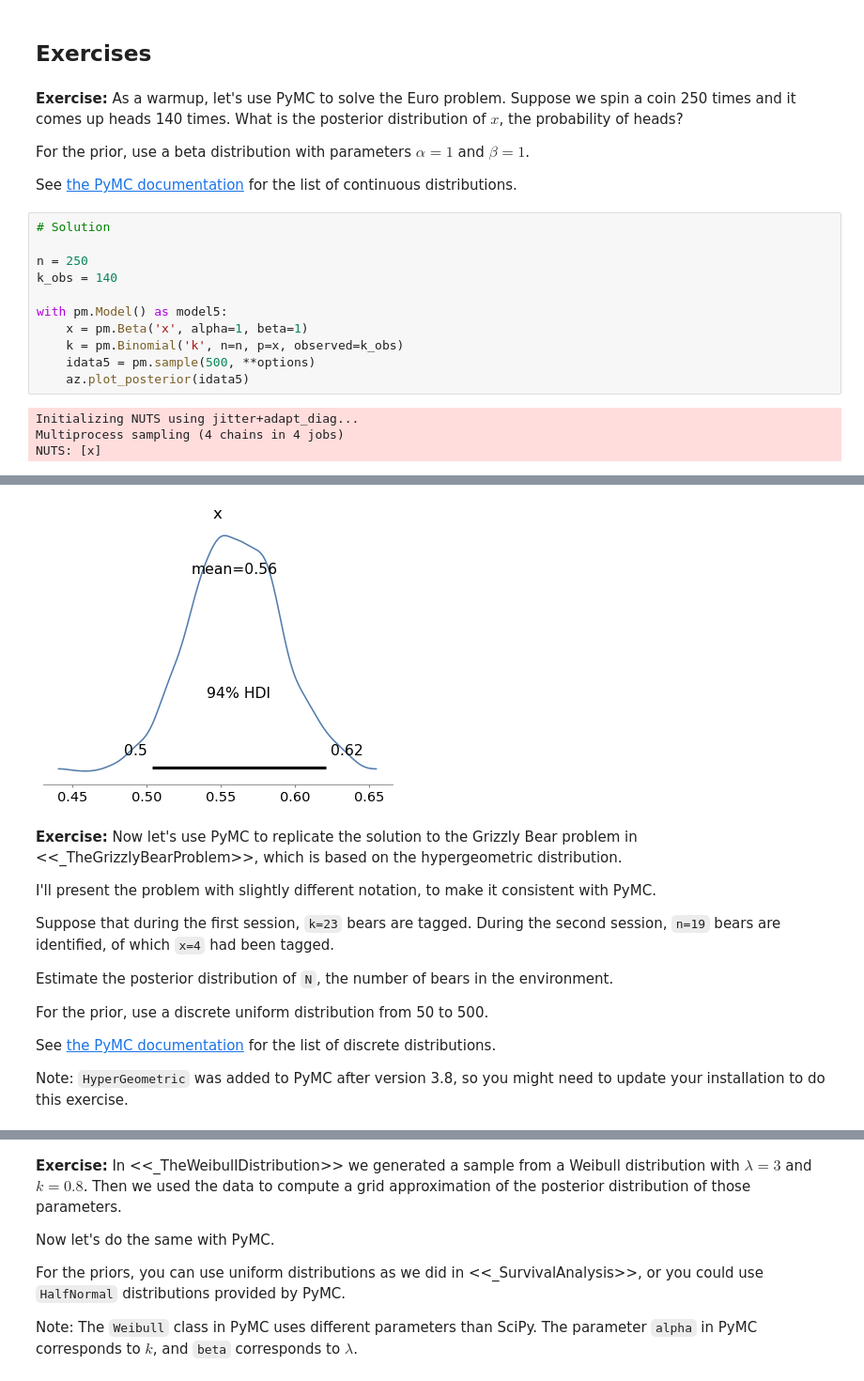
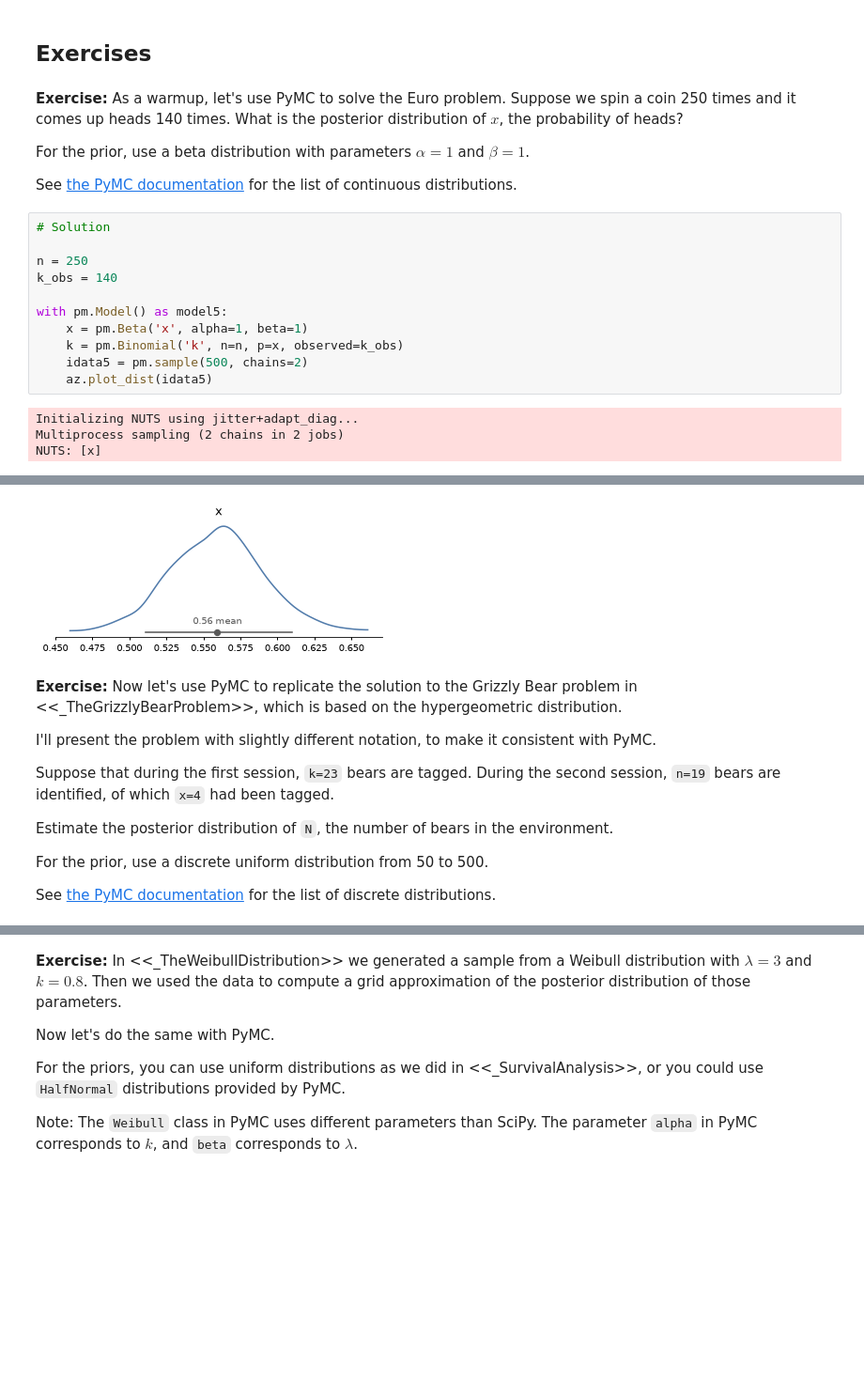
Before and after one commit to alps-textbooks/ThinkBayes2, a Jupyter notebook: jb/chap19_v3.ipynb, the cells around one changed output, grey strips where cells are left out. Shown at 94% size. Cells and saved outputs as stored; diff of their text form; blank space fills up the shorter version.

```diff
--- a/jb/chap19_v3.ipynb
+++ b/jb/chap19_v3.ipynb
@@ -716,7 +734,7 @@ What is the posterior distribution of $x$, the probability of heads?
 
 For the prior, use a beta distribution with parameters $\alpha=1$ and $\beta=1$.
 
-See [the PyMC documentation](https://docs.pymc.io/api/distributions/continuous.html) for the list of continuous distributions.
+See [the PyMC documentation](https://www.pymc.io/projects/docs/en/stable/api/distributions/continuous.html) for the list of continuous distributions.
 # %%
 # Solution
 
@@ -726,11 +744,11 @@ k_obs = 140
 with pm.Model() as model5:
     x = pm.Beta('x', alpha=1, beta=1)
     k = pm.Binomial('k', n=n, p=x, observed=k_obs)
-    idata5 = pm.sample(500, **options)
-    az.plot_posterior(idata5)
+    idata5 = pm.sample(500, chains=2)
+    az.plot_dist(idata5)
 # %% [output]
 Initializing NUTS using jitter+adapt_diag...
-Multiprocess sampling (4 chains in 4 jobs)
+Multiprocess sampling (2 chains in 2 jobs)
 NUTS: [x]
 [interactive output not drawn]
 [interactive output not drawn]
@@ -738,4 +757,4 @@ Sampling 4 chains for 1_000 tune and 500 draw iterations (4_000 + 2_000 draws to
-[figure, old version]
+[figure, new version]
 # %% [markdown]
 **Exercise:** Now let's use PyMC to replicate the solution to the Grizzly Bear problem in <<_TheGrizzlyBearProblem>>, which is based on the hypergeometric distribution.
 
@@ -747,9 +766,7 @@ Estimate the posterior distribution of `N`, the number of bears in the environme
 
 For the prior, use a discrete uniform distribution from 50 to 500.
 
-See [the PyMC documentation](https://docs.pymc.io/api/distributions/discrete.html) for the list of discrete distributions.
-
-Note: `HyperGeometric` was added to PyMC after version 3.8, so you might need to update your installation to do this exercise.
+See [the PyMC documentation](https://www.pymc.io/projects/docs/en/stable/api/distributions/discrete.html) for the list of discrete distributions.
 # %%
 # Solution
 
```
Also changed, not shown: parts of 40 cells of this notebook, 44 other files.
